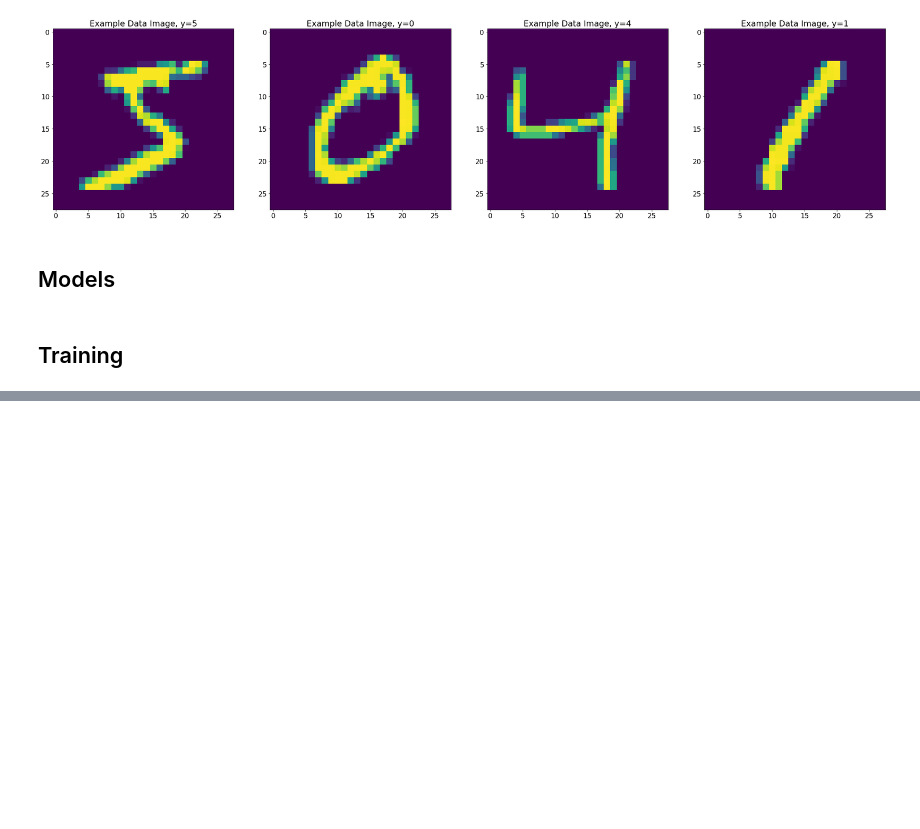
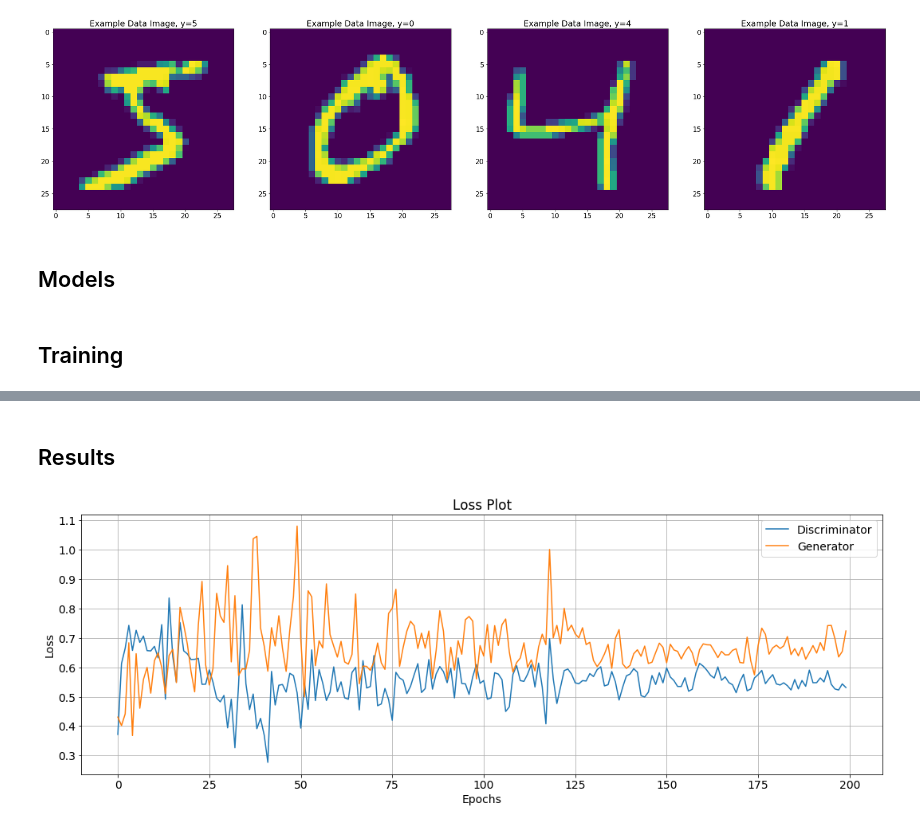
Before and after one commit to udeepam/gan, a Jupyter notebook: notebooks/gan.ipynb, the cells around one changed output, grey strips where cells are left out. Cells and saved outputs as stored; diff of their text form; code cells hidden in the pictures; blank space fills up the shorter version.

```diff
--- a/notebooks/gan.ipynb
+++ b/notebooks/gan.ipynb
@@ -193,30 +215,33 @@ class Discriminator(nn.Module):
 # %%
 # Hyperparameters
 z_dim   = 100
-epochs  = 1
-batch_size = 64
+epochs  = 200
+batch_size = 2048
 k = 1
+learning_rate = 2e-4
 # %%
-device = torch.device("cuda:0" if torch.cuda.is_available() else "cpu")
-
 # Create DatatLoader
-dataset = data_utils.TensorDataset(x_train, y_train)
+dataset    = data_utils.TensorDataset(x_train, y_train)
 dataloader = torch.utils.data.DataLoader(dataset,
                                          batch_size=batch_size,
                                          shuffle=True)
 
 # Loss function
-adversarial_loss = torch.nn.BCELoss().to(device)
+adversarial_loss = torch.nn.BCELoss()
 
-# Initialize generator and discriminator
-generator     = Generator(z_dim, np.prod(x_train[0].shape)).to(device)
-discriminator = Discriminator(np.prod(x_train[0].shape)).to(device)
+# Initialize discriminator and generator
+discriminator = Discriminator(np.prod(x_train[0].shape))
+generator     = Generator(z_dim, np.prod(x_train[0].shape))
 
 # Optimisers
-optimiser_G = torch.optim.Adam(generator.parameters(), lr=1e-4)
-optimiser_D = torch.optim.SGD(discriminator.parameters(), lr=1e-3)
+optimiser_D = torch.optim.Adam(discriminator.parameters(), lr=learning_rate)
+optimiser_G = torch.optim.Adam(generator.parameters(), lr=learning_rate)
+
+# Send to GPU if available
+discriminator.to(device)
+generator.to(device)
 
 print("Device: ", device)
+print(discriminator)
 print(generator)
-print(discriminator)
 # %% [output]
@@ -300,0 +358,16 @@ for epoch in range(epochs):
+# %% [markdown]
+## Results
+# %%
+# Plot loss
+plt.rcParams.update({'font.size': 14})
+plt.figure(figsize=(18,6))
+plt.plot(measures['total_loss_d'], label='Discriminator')
+plt.plot(measures['total_loss_g'], label='Generator')
+plt.title('Loss Plot')
+plt.xlabel("Epochs")
+plt.ylabel("Loss")
+plt.legend()
+plt.grid()
+plt.show()
+# %% [output]
+[figure, added]
```
Also changed, not shown: parts of 10 cells of this notebook.
